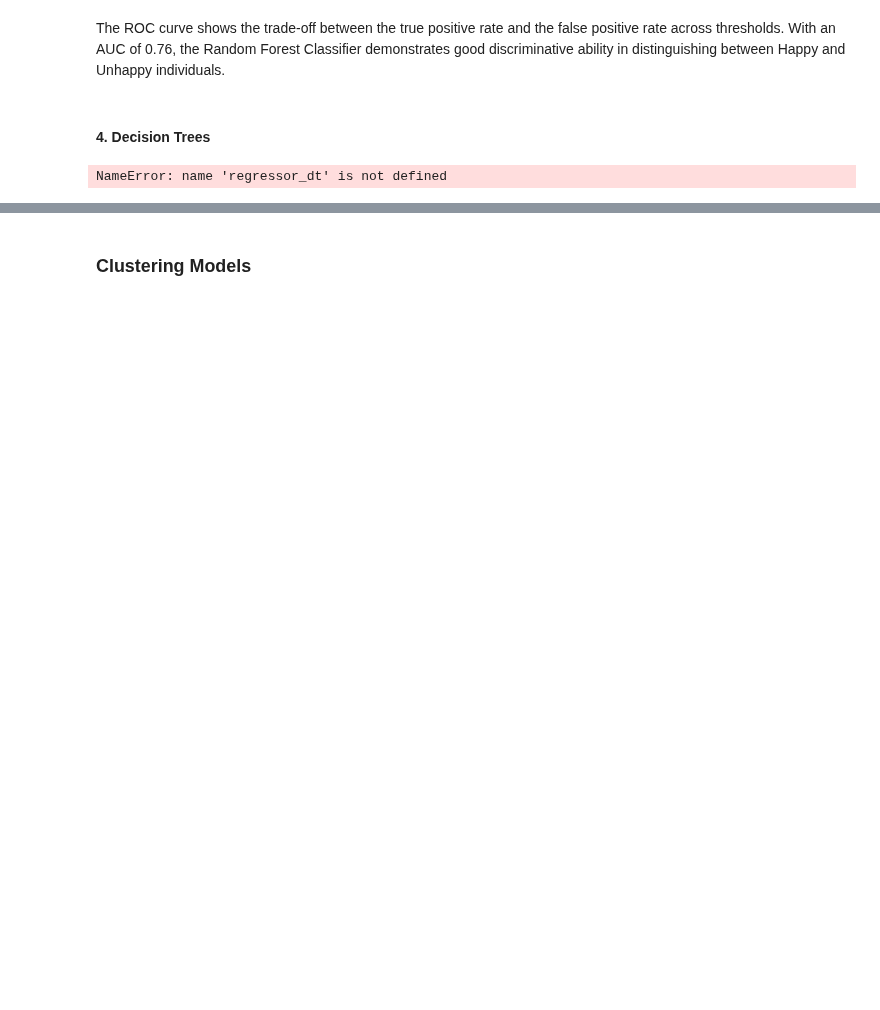
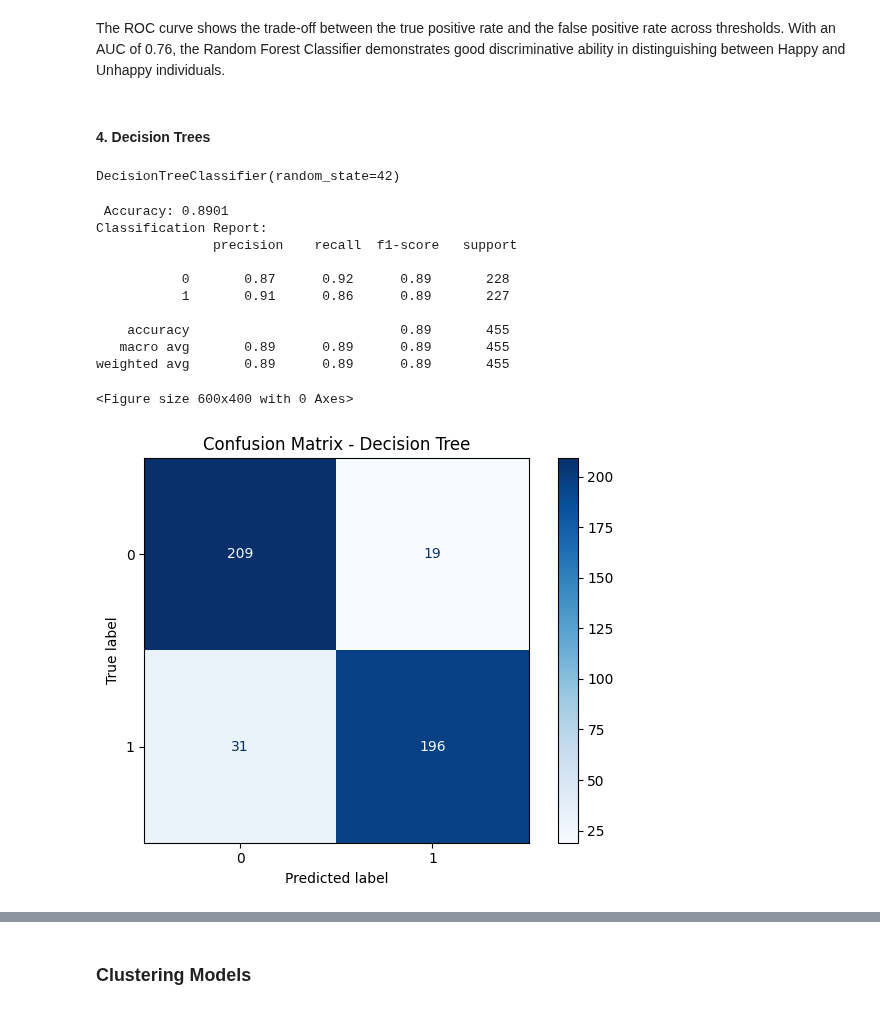
Before and after one commit to MadalinaTilvan/World-Happiness-Report, a Jupyter notebook: World Happiness Report copy.ipynb, the cells around one changed output, grey strips where cells are left out. Drawn from its saved outputs; the diff is of its cells as text; code cells hidden in the pictures; blank space fills up the shorter version.

```diff
--- a/World Happiness Report copy.ipynb
+++ b/World Happiness Report copy.ipynb
@@ -812,30 +812,35 @@ The ROC curve shows the trade-off between the true positive rate and the false p
 # %% [markdown]
 #### 4. Decision Trees
 # %%
-y_pred_dt = regressor_dt.predict(test_set.drop(columns=['Happiness.Score']))
-
-# Creating a DataFrame to compare actual and predicted values
-Pred_Actual_dt = pd.DataFrame({
-    'Prediction': y_pred_dt,
-    'Actual': test_set['Happiness.Score']
-})
-
-# Plotting the predicted vs actual values
-plt.figure(figsize=(8, 6))
-plt.scatter(Pred_Actual_dt['Actual'], Pred_Actual_dt['Prediction'])
-plt.plot([Pred_Actual_dt['Actual'].min(), Pred_Actual_dt['Actual'].max()],
-         [Pred_Actual_dt['Actual'].min(), Pred_Actual_dt['Actual'].max()],
-         color='red', lw=2)  # The line representing perfect prediction
-plt.title("Decision Tree Regression")
-plt.xlabel("Actual happiness score")
-plt.ylabel("Predicted happiness score")
-plt.grid(True)
-plt.show()
-
-# Plotting the decision tree itself using plot_tree from sklearn
-from sklearn.tree import plot_tree
-plt.figure(figsize=(20, 10))
-plot_tree(regressor_dt, filled=True, feature_names=test_set.drop(columns=['Happiness.Score']).columns)
-plt.show()
+model_clf = DecisionTreeClassifier(random_state=42)
+model_clf.fit(X_train, y_train)
 # %% [output]
-NameError: name 'regressor_dt' is not defined
+DecisionTreeClassifier(random_state=42)
+# %%
+# Predicting on the test set
+y_pred_class = model_clf.predict(X_test)
+y_pred_proba = model_clf.predict_proba(X_test)[:, 1]
+
+accuracy = accuracy_score(y_test, y_pred_class)
+print(f" Accuracy: {accuracy:.4f}")
+print("Classification Report:\n", classification_report(y_test, y_pred_class))
+
+#  Confusion matrix
+plt.figure(figsize=(6, 4))
+ConfusionMatrixDisplay.from_estimator(model_clf, X_test, y_test, cmap='Blues')
+plt.title("Confusion Matrix - Decision Tree")
+plt.tight_layout()
+plt.show()
+# %% [output]
+ Accuracy: 0.8901
+Classification Report:
+               precision    recall  f1-score   support
+
+           0       0.87      0.92      0.89       228
+           1       0.91      0.86      0.89       227
+
+    accuracy                           0.89       455
+   macro avg       0.89      0.89      0.89       455
+weighted avg       0.89      0.89      0.89       455
+<Figure size 600x400 with 0 Axes>
+[figure, added]
```
Also changed, not shown: parts of 25 cells of this notebook.
